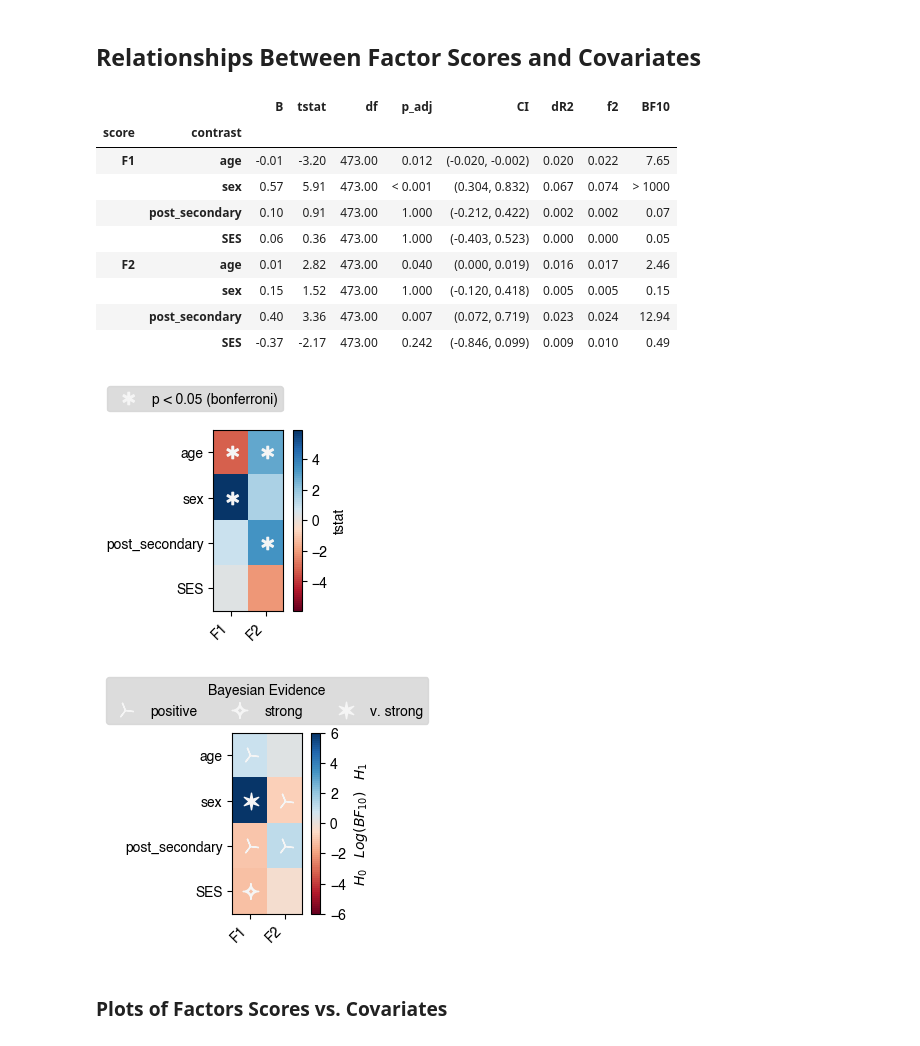
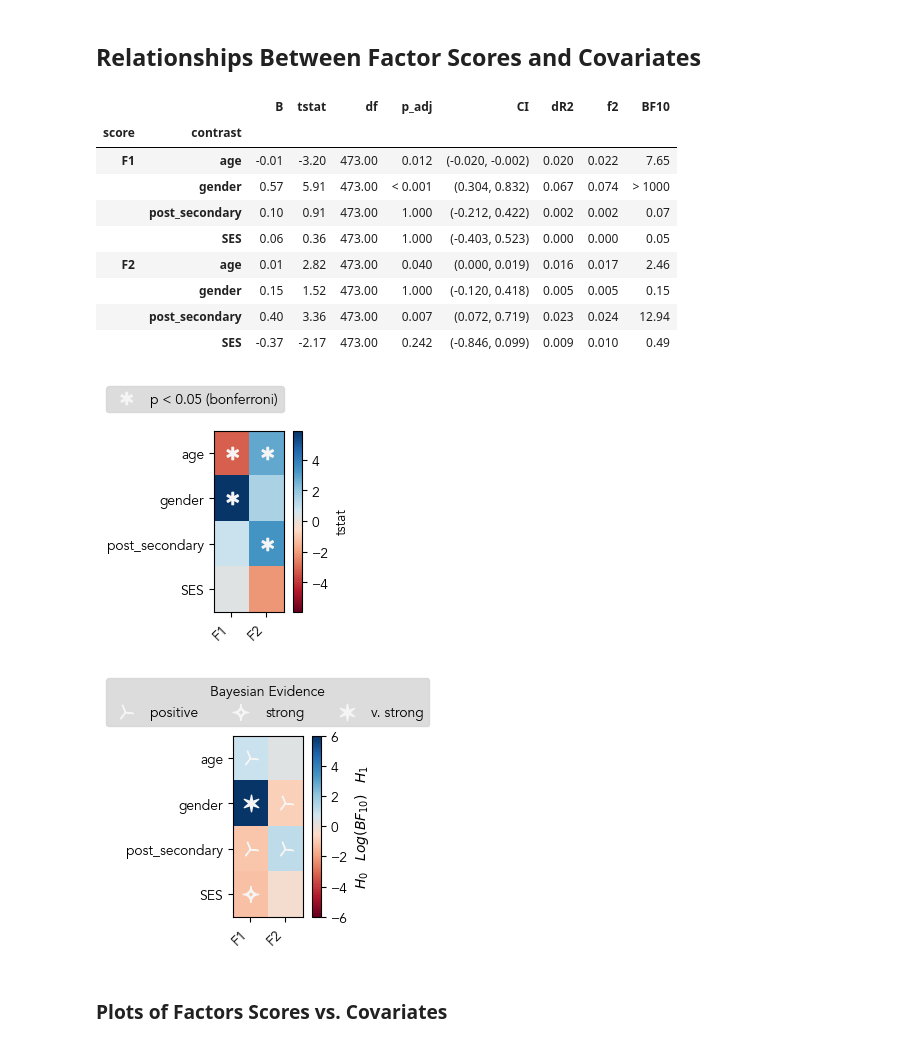
Before and after one commit to TheOwenLab/2021-Wild-et-al-COVID-Cognition, a Jupyter notebook: covid_cognition.ipynb, the cells around one changed output. Cells and saved outputs as stored; diff of their text form; code cells hidden in the pictures.

```diff
--- a/covid_cognition.ipynb
+++ b/covid_cognition.ipynb
@@ -307,14 +304,14 @@ age_q_tfm = Pipeline(steps=[
 
 x_tfms = [
 	('cont',  age_q_tfm, ['age']),
-	('c_sex', OneHotEncoder(drop=['Female']), ['sex']),
+	('c_gender', OneHotEncoder(drop=['Female']), ['gender']),
 	('c_edu', OneHotEncoder(drop=[False]), ['post_secondary']),
 	('c_ses', OneHotEncoder(drop=['At or above poverty level']), ['SES']),
 	('c_oth', OneHotEncoder(drop=[False, False, True, False, False, False]),
 		['nicotine', 'alcohol', 'exercise', 'cannabis', 'stimulants', 'depressants']),
 ]
 
-Xtfm = ColumnTransformer(x_tfms, sparse_threshold=0).fit(Zctrl[Xcovar])
+Xtfm = ColumnTransformer(x_tfms, sparse_threshold=0).fit(Znorm[Xcovar])
 
 # Alternate transformer that just mean-centres age.
 age_l_tfm = StandardScaler(with_mean=True, with_std=False)
@@ -322,11 +319,11 @@ x_tfms_alt = x_tfms.copy()
 x_tfms_alt[0] = ('cont',  age_l_tfm, ['age'])
 
 # Create and fit the alternate covariate transformer
-Xtfm_ = ColumnTransformer(x_tfms_alt, sparse_threshold=0).fit(Zctrl[Xcovar])
+Xtfm_ = ColumnTransformer(x_tfms_alt, sparse_threshold=0).fit(Znorm[Xcovar])
 
 # Transform the covariate columns into a numeric matrix
 # "X" denotes a design matrix, "Y" denotes the dependent variables (scores)
-Xctrl = Xtfm.transform(Zctrl[Xcovar])
+Xctrl = Xtfm.transform(Znorm[Xcovar])
 
 # Add an intercept
 Xctrl = np.c_[Xctrl, np.ones(Xctrl.shape[0])]
@@ -334,7 +331,7 @@ Xctrl = np.c_[Xctrl, np.ones(Xctrl.shape[0])]
 # Solve for the the linear regression parameters.
 # We'll use these to correct the scores from both groups by subtracting the
 # expected effects (i.e., regressing them out)
-Bctrl = np.dot(pinv(Xctrl), Zctrl[Yvar])
+Bctrl = np.dot(pinv(Xctrl), Znorm[Yvar])
 # %% [markdown]
  ## COVID+ Sample
  ### Load & Process COVID Cognition Data
@@ -366,6 +363,7 @@ Qcc = (CC.questionnaire.data
 	.assign(alcohol = lambda df: df.alcohol > 14)
 	.assign(exercise = lambda df: df.exercise_freq >= 'Weekly')
 	.assign(cannabis = lambda df: df.cannabis > 0)
+	.assign(gender = lambda df: df['sex']) # Ambiguously worded question
 	.rename(columns={'drugs_stimulants': 'stimulants', 'drugs_depressants': 'depressants'})
 )
 
@@ -398,7 +396,7 @@ Zcc = (Ycc
 	.pipe(report_N, '>= 18 years')
 	.query('(age <= 100)')
 	.pipe(report_N, '<= 100 years')
-	.query('sex in ["Male", "Female"]')
+	.query('gender in ["Male", "Female"]')
 	.pipe(report_N, 'filter age')
 	.pipe(ws.filter_df, subset=df_, sds=[6], drop=True)
 	.pipe(report_N, '6 SD filter')
@@ -562,11 +558,11 @@ If 'random_state' is not supplied, the current default is to use 0 as a fixed se
 | True | 0.9795 | 0.9870 | 0.9827 | 0.9987 |
 # %%
 # Standardizes all score features using the transformer that was fitted on the
-# control sample data (i.e., using the control sample means and SDs, etc.)
+# normatve sample data (i.e., using the norm sample means and SDs, etc.)
 # Now, cognitive scores will be relative to the CTRL group.
 Zcc[af_] = Ytfm.transform(Zcc[af_])
 
 # Calculate the composite scores
-Zcc[domains] = pca_dmn_ctrl.transform(Zcc[df_])
-Zcc['processing_speed'] = pca_spd_ctrl.transform(Zcc[tf_])
+Zcc[domains] = pca_dmn_norm.transform(Zcc[df_])
+Zcc['processing_speed'] = pca_spd_norm.transform(Zcc[tf_])
 Zcc['overall'] = overall_tfm.transform(Zcc[df_].mean(axis=1).values.reshape(-1,1))
@@ -885,59 +875,59 @@ Zcc_ = Zcc.copy()
 Zcc_[Xcovar] = Xtfm_.transform(Zcc[Xcovar])
 
 # Build and estimate regression models for each health factor score
-# (fnames) using the expression: '~ age + sex + post_secondary + SES'.
+# (fnames) using the expression: '~ age + gender + post_secondary + SES'.
 r0_regressions, _ = ws.regression_analyses(
-	'%s ~ age + sex + post_secondary + SES', fnames, Zcc_, n_comparisons=8)
+	'%s ~ age + gender + post_secondary + SES', fnames, Zcc_, n_comparisons=8)
 
 # Then, we perform model comparisons where the null or reduced model (h0) does
 # not contain the variable of interest, whereas the alternative model (h1) DOES.
 # This function returns Bayes factors, effect sizes, likelihood ratios, etc.
 r0_comparisons = ws.compare_models([
 	{ 'name': 'age',
-		'h0': '%s ~ sex + post_secondary + SES',
-		'h1': '%s ~ age + sex + post_secondary + SES' },
-	{ 'name': 'sex',
+		'h0': '%s ~ gender + post_secondary + SES',
+		'h1': '%s ~ age + gender + post_secondary + SES' },
+	{ 'name': 'gender',
 		'h0': '%s ~ age + post_secondary + SES',
-		'h1': '%s ~ age + sex + post_secondary + SES' },
+		'h1': '%s ~ age + gender + post_secondary + SES' },
 	{ 'name': 'post_secondary',
-		'h0': '%s ~ age + sex + SES',
-		'h1': '%s ~ age + sex + post_secondary + SES' },
+		'h0': '%s ~ age + gender + SES',
+		'h1': '%s ~ age + gender + post_secondary + SES' },
 	{ 'name': 'SES',
-		'h0': '%s ~ age + sex + post_secondary',
-		'h1': '%s ~ age + sex + post_secondary + SES' }],
+		'h0': '%s ~ age + gender + post_secondary',
+		'h1': '%s ~ age + gender + post_secondary + SES' }],
 
 	Zcc_, fnames, smf.ols, n_comparisons=8)
 
 # Combine and reorganize the results tables
 r0_table = (r0_regressions
 	.drop('Intercept', level='contrast')
 	.join(r0_comparisons.loc[:, comp_columns])
 	.rename(columns={'value': 'B'})
 	.loc[:, column_order]
 )
 
 # Display stats figure (here)
 f1_ts = wp.create_stats_figure(
 	r0_table, 'tstat', 'p_adj', diverging=True, vertline=None,
 	correction='bonferroni')
 
 f1_bf = wp.create_bayes_factors_figure(r0_table, cell_scale=0.6)
 
 # Save / show the stats table
 save_and_display_table(r0_table, 'Table_S6')
 # %% [output]
 |  |  | B | tstat | df | p_adj | CI | dR2 | f2 | BF10 |
 | score | contrast |  |  |  |  |  |  |  |  |
 | F1 | age | -0.01 | -3.20 | 473.00 | 0.012 | (-0.020, -0.002) | 0.020 | 0.022 | 7.65 |
-|  | sex | 0.57 | 5.91 | 473.00 | < 0.001 | (0.304, 0.832) | 0.067 | 0.074 | > 1000 |
+|  | gender | 0.57 | 5.91 | 473.00 | < 0.001 | (0.304, 0.832) | 0.067 | 0.074 | > 1000 |
 |  | post_secondary | 0.10 | 0.91 | 473.00 | 1.000 | (-0.212, 0.422) | 0.002 | 0.002 | 0.07 |
 |  | SES | 0.06 | 0.36 | 473.00 | 1.000 | (-0.403, 0.523) | 0.000 | 0.000 | 0.05 |
 | F2 | age | 0.01 | 2.82 | 473.00 | 0.040 | (0.000, 0.019) | 0.016 | 0.017 | 2.46 |
-|  | sex | 0.15 | 1.52 | 473.00 | 1.000 | (-0.120, 0.418) | 0.005 | 0.005 | 0.15 |
+|  | gender | 0.15 | 1.52 | 473.00 | 1.000 | (-0.120, 0.418) | 0.005 | 0.005 | 0.15 |
 |  | post_secondary | 0.40 | 3.36 | 473.00 | 0.007 | (0.072, 0.719) | 0.023 | 0.024 | 12.94 |
 |  | SES | -0.37 | -2.17 | 473.00 | 0.242 | (-0.846, 0.099) | 0.009 | 0.010 | 0.49 |
-[figure, old version]
+[figure, new version]
-[figure, old version]
+[figure, new version]
 # %% [markdown]
  ### Plots of Factors Scores vs. Covariates
 # %%
```
Also changed, not shown: parts of 42 cells of this notebook, 1 other file.
